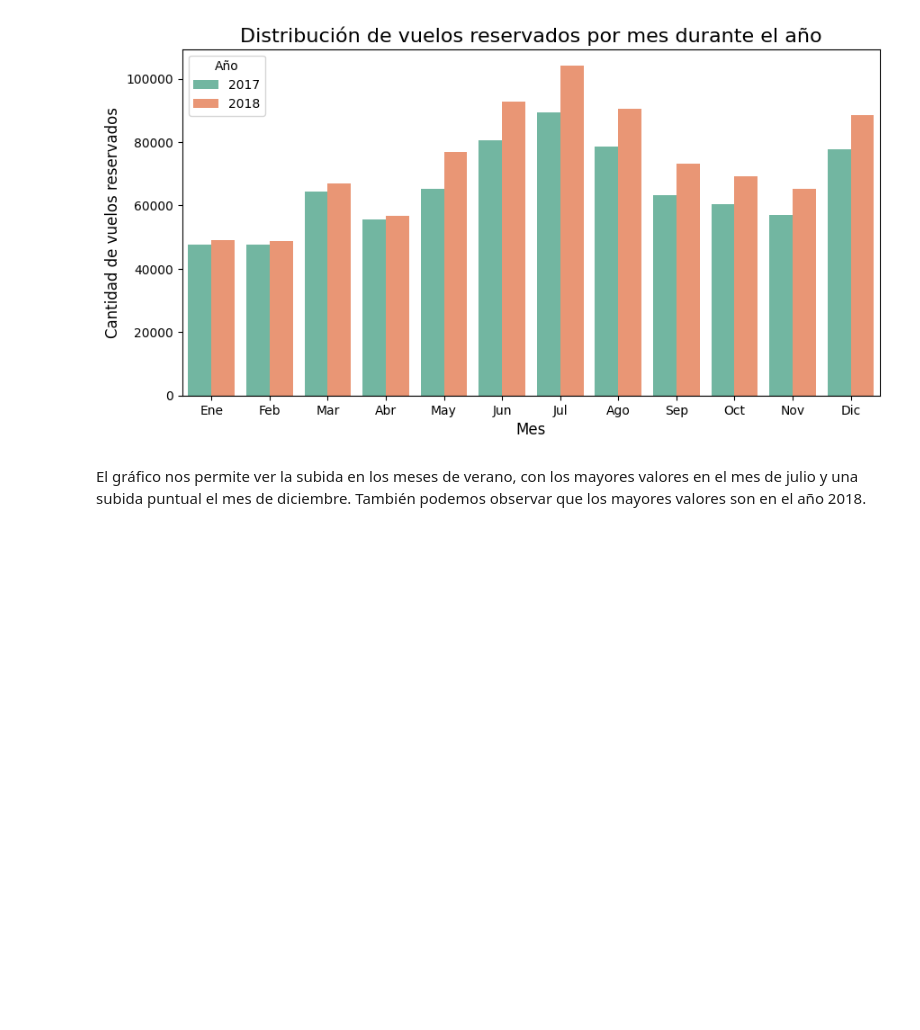
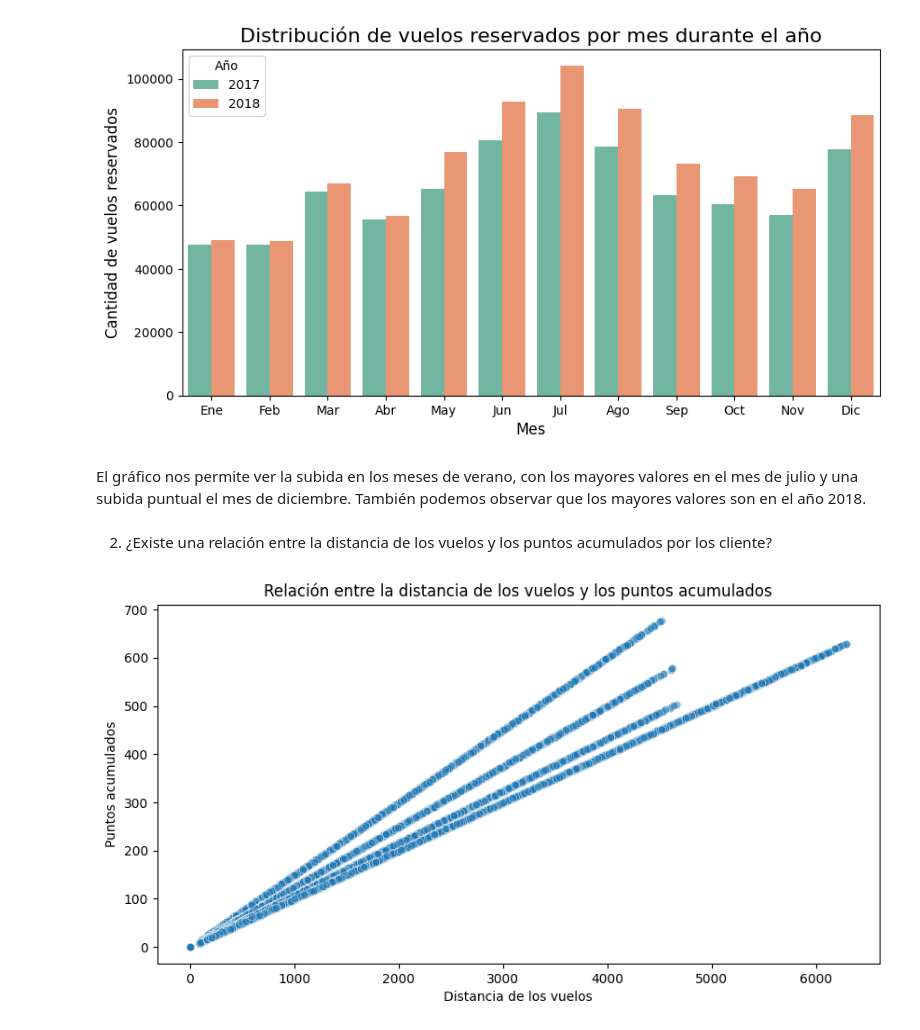
Before and after one commit to Adalab/bda-modulo-3-evaluacion-final-Marta2203H, a Jupyter notebook: Jupyters/Fase_2_Visualización.ipynb, the cells around one changed output. Saved outputs shown, nothing was run; the diff lists cells and outputs as text; code cells hidden in the pictures; blank space fills up the shorter version.

```diff
--- a/Jupyters/Fase_2_Visualización.ipynb
+++ b/Jupyters/Fase_2_Visualización.ipynb
@@ -53,3 +95,17 @@ plt.legend(title='Año', loc='upper left');
 [figure]
 # %% [markdown]
 El gráfico nos permite ver la subida en los meses de verano, con los mayores valores en el mes de julio y una subida puntual el mes de diciembre. También podemos observar que los mayores valores son en el año 2018.
+# %% [markdown]
+2. ¿Existe una relación entre la distancia de los vuelos y los puntos acumulados por los cliente?
+# %%
+# Vamos a utilizar un scatterplot para identificar la relación entre dos variables
+
+plt.figure(figsize=(10, 5))
+# Creamos el scatterplot
+sns.scatterplot(x="distance", y="points_accumulated", data=df_conjunto, alpha=0.5)
+# Añadimos el título y las etiquetas de los ejes
+plt.title('Relación entre la distancia de los vuelos y los puntos acumulados')
+plt.xlabel('Distancia de los vuelos')
+plt.ylabel('Puntos acumulados');
+# %% [output]
+[figure, added]
```
Also changed, not shown: parts of 18 cells of this notebook, 1 other file.
